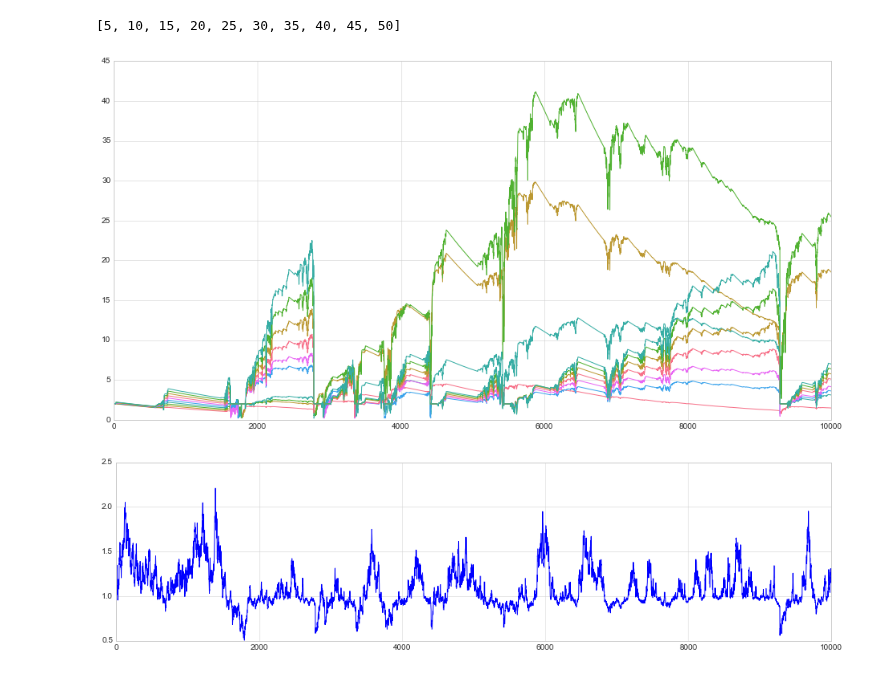
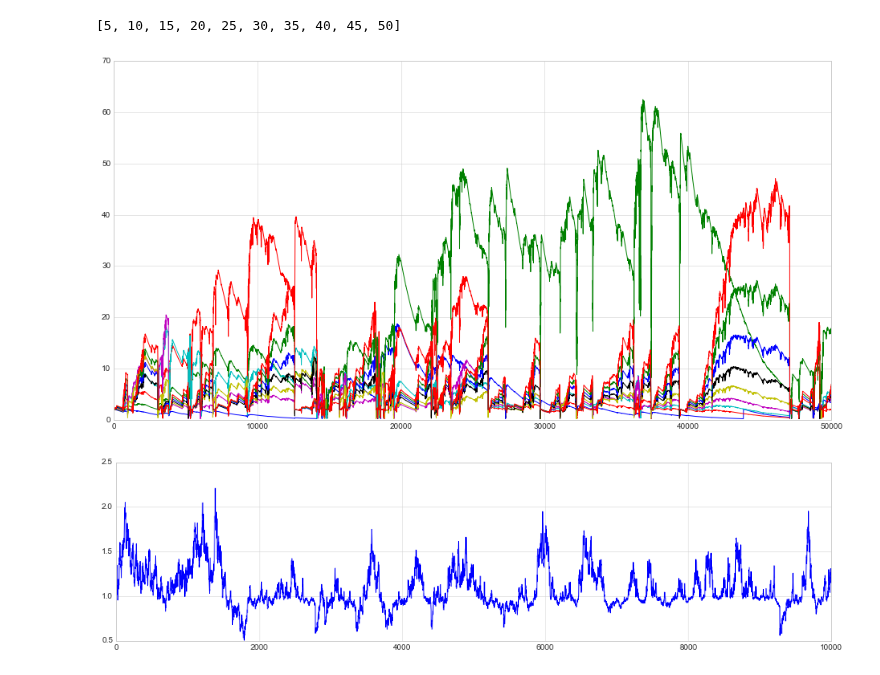
Before and after one commit to sertainly/intelligent_fund_via_RL, a Jupyter notebook: env_thurner_model.ipynb, the cells around one changed output. Drawn from its saved outputs; the diff is of its cells as text; code cells hidden in the pictures.

Commit message:
new simulation and visualizations, see figures

```diff
--- a/env_thurner_model.ipynb
+++ b/env_thurner_model.ipynb
@@ -79,7 +79,7 @@ funds = [DynamicFund((i+1)*5) for i in range(number_of_funds)]
 env = Env()
 env.reset()
 
-for i in range(10000):
+for i in range(50000):
     #take a step in the environment
     current_wealth = env.step(funds)
 
@@ -93,10 +93,10 @@ for i in range(10000):
 [5, 10, 15, 20, 25, 30, 35, 40, 45, 50]
 # %%
 plt.figure(figsize=(16,8))
-with sns.color_palette("husl"):
+with sns.color_palette():
     plt.plot(funds_wealth);
 # %% [output]
-[figure, old version]
+[figure, new version]
 # %%
 plt.figure(figsize=(16,4))
 plt.plot(prices);
```
Also changed, not shown: 5 other files.
